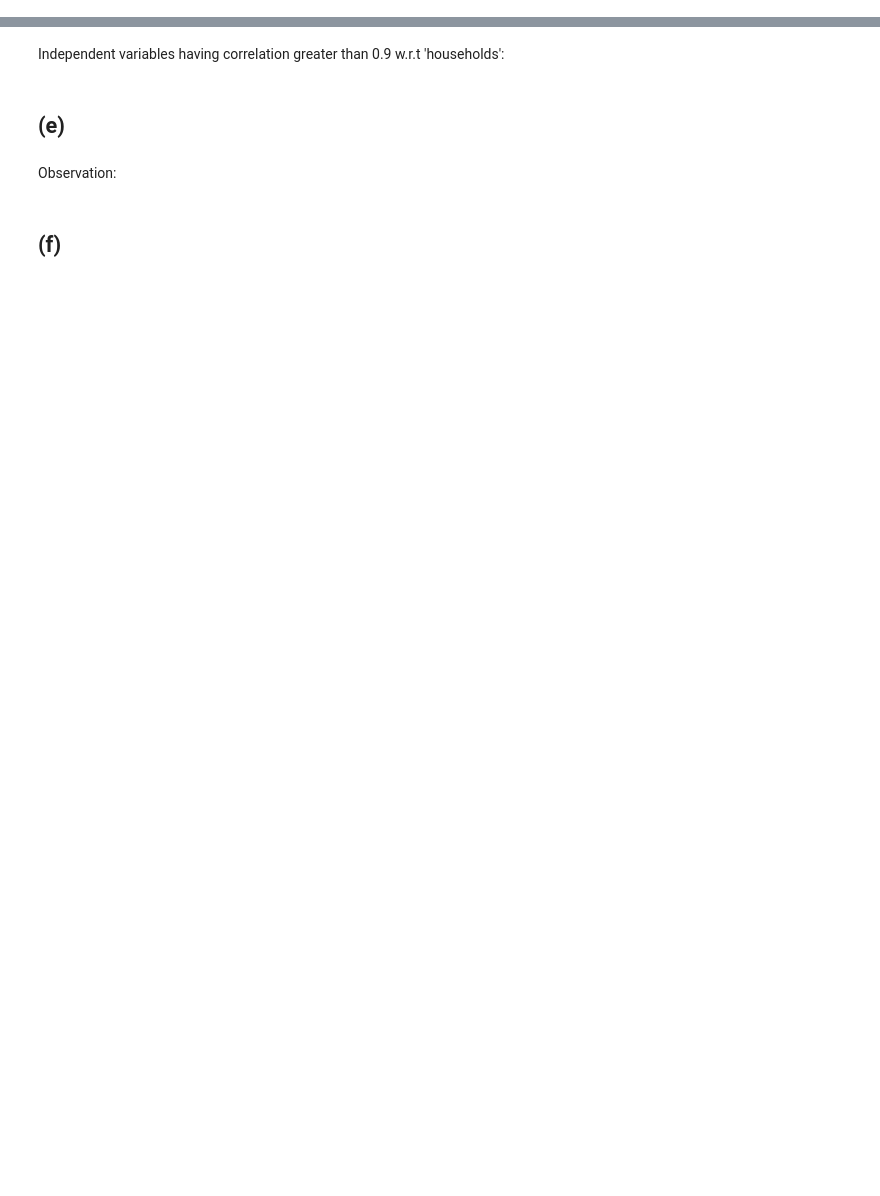
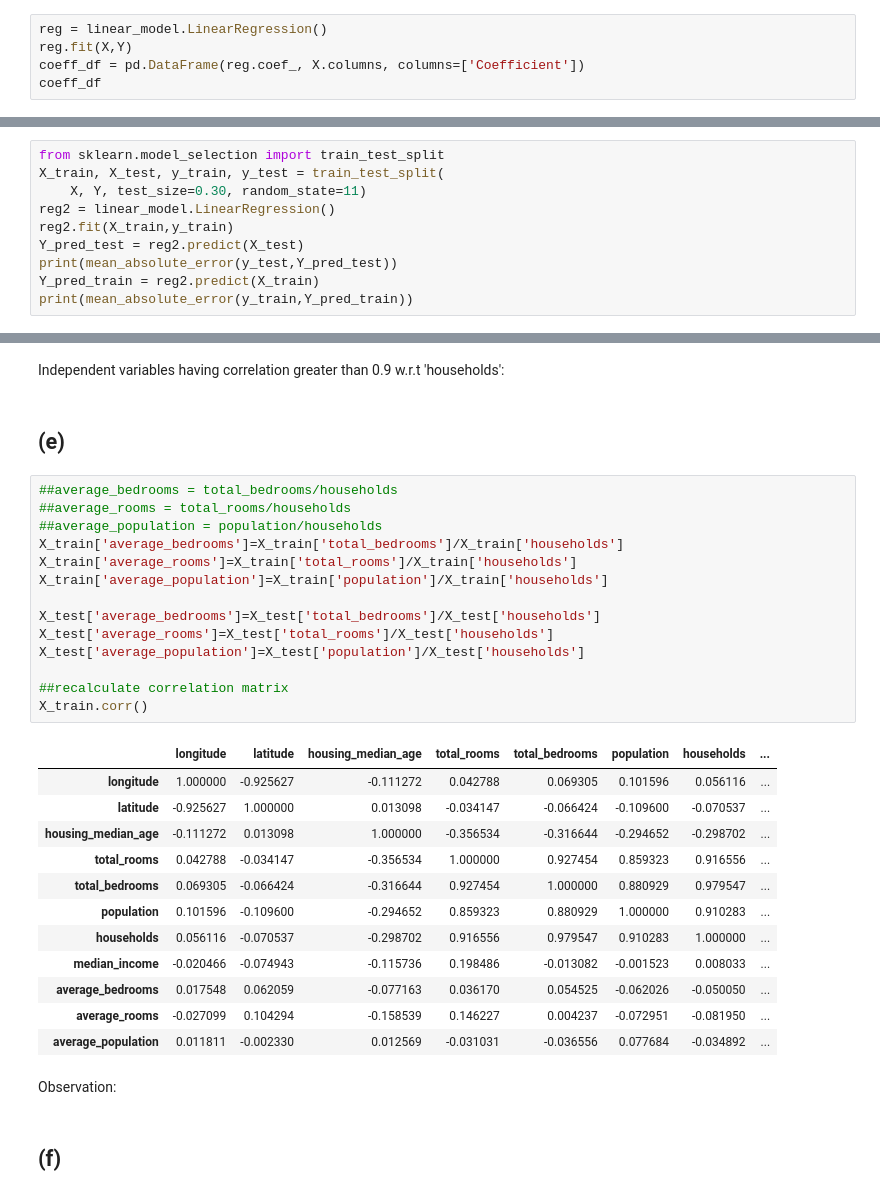
Before and after one commit to shivanksood/apm-coursework, a Jupyter notebook: HW1/HW1-F19-MIS382N.ipynb, the cells around one changed output, grey strips where cells are left out. Drawn from its saved outputs; the diff is of its cells as text; blank space fills up the shorter version.

```diff
--- a/HW1/HW1-F19-MIS382N.ipynb
+++ b/HW1/HW1-F19-MIS382N.ipynb
@@ -79,2 +98,7 @@ f. (5 pts) Fit an MLR on the new train data (with additional independent variabl
 # %% [markdown]
 ## (b)
+# %%
+reg = linear_model.LinearRegression()
+reg.fit(X,Y)
+coeff_df = pd.DataFrame(reg.coef_, X.columns, columns=['Coefficient'])
+coeff_df
@@ -81,2 +120,12 @@ f. (5 pts) Fit an MLR on the new train data (with additional independent variabl
 # %% [markdown]
 ## (c)
+# %%
+from sklearn.model_selection import train_test_split
+X_train, X_test, y_train, y_test = train_test_split(
+    X, Y, test_size=0.30, random_state=11)
+reg2 = linear_model.LinearRegression()
+reg2.fit(X_train,y_train)
+Y_pred_test = reg2.predict(X_test)
+print(mean_absolute_error(y_test,Y_pred_test))
+Y_pred_train = reg2.predict(X_train)
+print(mean_absolute_error(y_train,Y_pred_train))
@@ -86,6 +159,33 @@ f. (5 pts) Fit an MLR on the new train data (with additional independent variabl
 Independent variables having correlation greater than 0.9 w.r.t 'households':
 # %% [markdown]
 ## (e)
+# %%
+##average_bedrooms = total_bedrooms/households
+##average_rooms = total_rooms/households
+##average_population = population/households
+X_train['average_bedrooms']=X_train['total_bedrooms']/X_train['households']
+X_train['average_rooms']=X_train['total_rooms']/X_train['households']
+X_train['average_population']=X_train['population']/X_train['households']
+
+X_test['average_bedrooms']=X_test['total_bedrooms']/X_test['households']
+X_test['average_rooms']=X_test['total_rooms']/X_test['households']
+X_test['average_population']=X_test['population']/X_test['households']
+
+##recalculate correlation matrix
+X_train.corr()
+# %% [output]
+|  | longitude | latitude | housing_median_age | total_rooms | total_bedrooms | population | households | ... |
+| longitude | 1.000000 | -0.925627 | -0.111272 | 0.042788 | 0.069305 | 0.101596 | 0.056116 | ... |
+| latitude | -0.925627 | 1.000000 | 0.013098 | -0.034147 | -0.066424 | -0.109600 | -0.070537 | ... |
+| housing_median_age | -0.111272 | 0.013098 | 1.000000 | -0.356534 | -0.316644 | -0.294652 | -0.298702 | ... |
+| total_rooms | 0.042788 | -0.034147 | -0.356534 | 1.000000 | 0.927454 | 0.859323 | 0.916556 | ... |
+| total_bedrooms | 0.069305 | -0.066424 | -0.316644 | 0.927454 | 1.000000 | 0.880929 | 0.979547 | ... |
+| population | 0.101596 | -0.109600 | -0.294652 | 0.859323 | 0.880929 | 1.000000 | 0.910283 | ... |
+| households | 0.056116 | -0.070537 | -0.298702 | 0.916556 | 0.979547 | 0.910283 | 1.000000 | ... |
+| median_income | -0.020466 | -0.074943 | -0.115736 | 0.198486 | -0.013082 | -0.001523 | 0.008033 | ... |
+| average_bedrooms | 0.017548 | 0.062059 | -0.077163 | 0.036170 | 0.054525 | -0.062026 | -0.050050 | ... |
+| average_rooms | -0.027099 | 0.104294 | -0.158539 | 0.146227 | 0.004237 | -0.072951 | -0.081950 | ... |
+| average_population | 0.011811 | -0.002330 | 0.012569 | -0.031031 | -0.036556 | 0.077684 | -0.034892 | ... |
 # %% [markdown]
 Observation:
 # %% [markdown]
```
Also changed, not shown: parts of 16 cells of this notebook, 3 other files.
